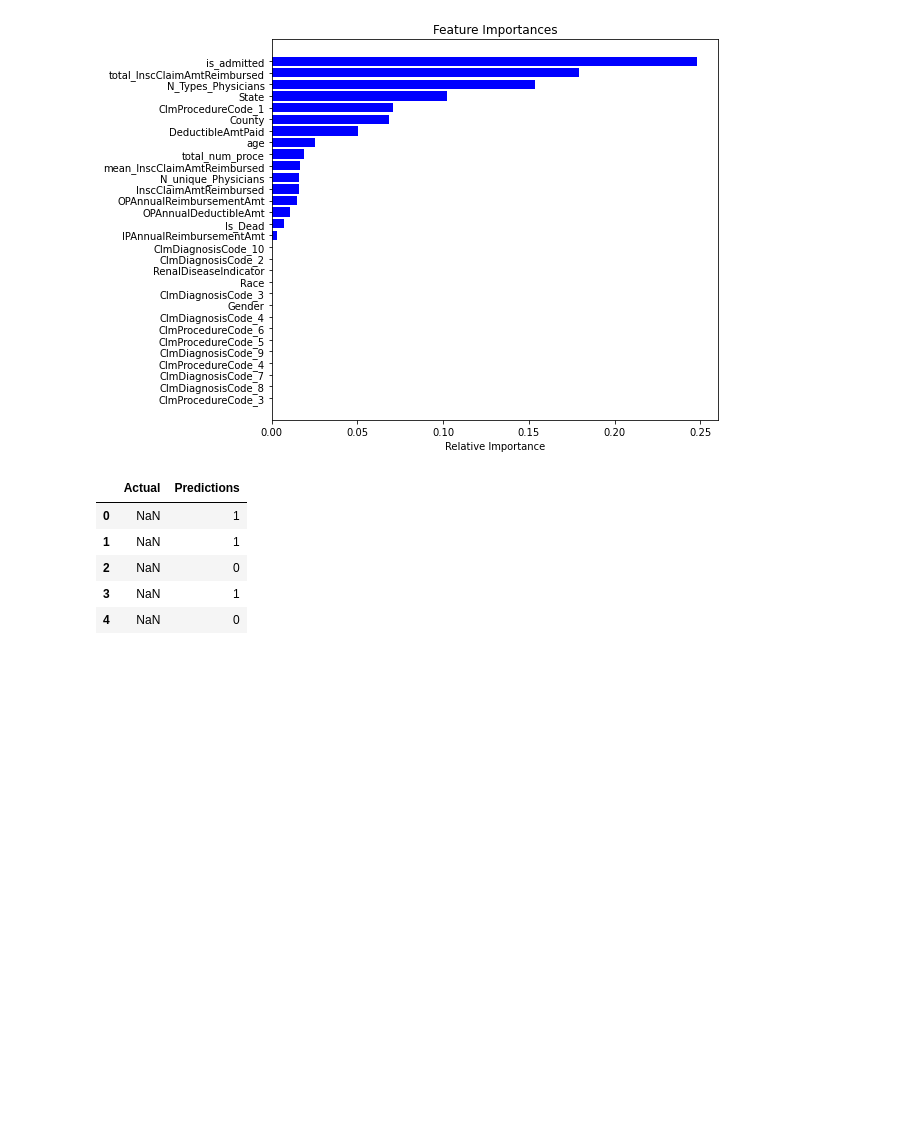
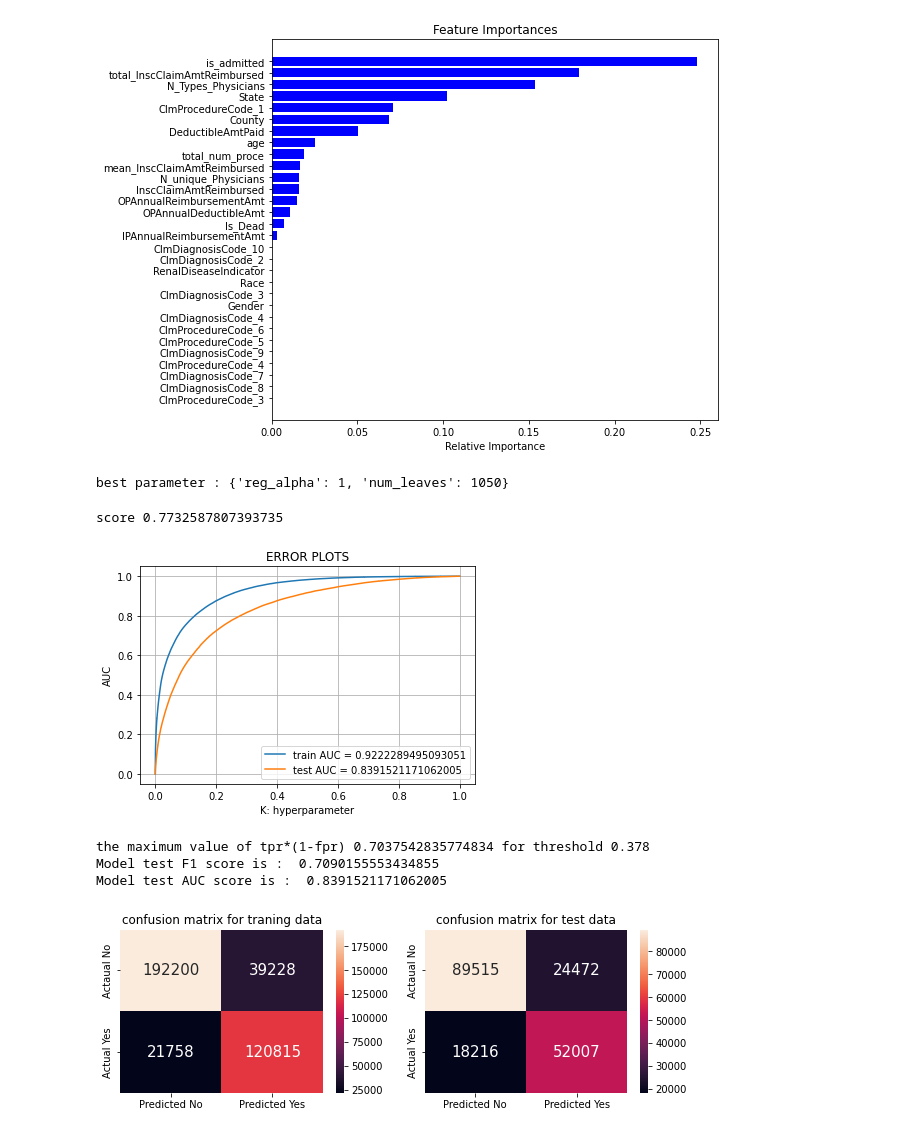
Before and after one commit to Mekondjo-EDSA/DSI_Capstone_project, a Jupyter notebook: modeling.ipynb, the cells around one changed output. Drawn from its saved outputs; the diff is of its cells as text; code cells hidden in the pictures; blank space fills up the shorter version.

Commit message:
final model

```diff
--- a/modeling.ipynb
+++ b/modeling.ipynb
@@ -461,6 +463,32 @@ plt.xlabel('Relative Importance')
 plt.show()
 # %% [output]
 [figure]
+# %%
+import lightgbm as lgb
+from sklearn.model_selection import RandomizedSearchCV
+clf= lgb.LGBMClassifier()
+param_grid ={'num_leaves': [1000,1050,1100],'reg_alpha': [0.01,1,10]}
+
+lgb_tune = RandomizedSearchCV(clf,param_grid,cv=5,scoring='f1')
+lgb_tune.fit(X_train, y_train)
+
+print('best parameter :',lgb_tune.best_params_)
+# %% [output]
+best parameter : {'reg_alpha': 1, 'num_leaves': 1050}
+# %%
+lgb_best= lgb.LGBMClassifier(reg_alpha=1,num_leaves=1050)
+lgb_best.fit(X_train,y_train)
+print("score",lgb_best.score(X_test,y_test))
+# %% [output]
+score 0.7732587807393735
+# %%
+model_f1_score, model_AUC_score = model_performence_check(lgb_best,X_train,X_test,y_train,y_test)
+# %% [output]
+[figure, added]
+the maximum value of tpr*(1-fpr) 0.7037542835774834 for threshold 0.378
+Model test F1 score is :  0.7090155553434855
+Model test AUC score is :  0.8391521171062005
+[figure, added]
 # %%
 # saving the model
 import pickle
@@ -489,15 +522,3 @@ pickle_in = open('/content/drive/MyDrive/DecisionTree.pkl', 'rb')
 classifier = pickle.load(pickle_in)
 # %%
 y_pred =classifier.predict(X_test)
-# %%
-df_ytest = pd.DataFrame(y_test, columns=['Actual'])
-df_ypred = pd.DataFrame(y_pred, columns=['Predictions'])
-df_out = pd.concat([df_ytest, df_ypred],  axis=1)
-df_out.head()
-# %% [output]
-|  | Actual | Predictions |
-| 0 | NaN | 1 |
-| 1 | NaN | 1 |
-| 2 | NaN | 0 |
-| 3 | NaN | 1 |
-| 4 | NaN | 0 |
```
Also changed, not shown: parts of 5 cells of this notebook.
